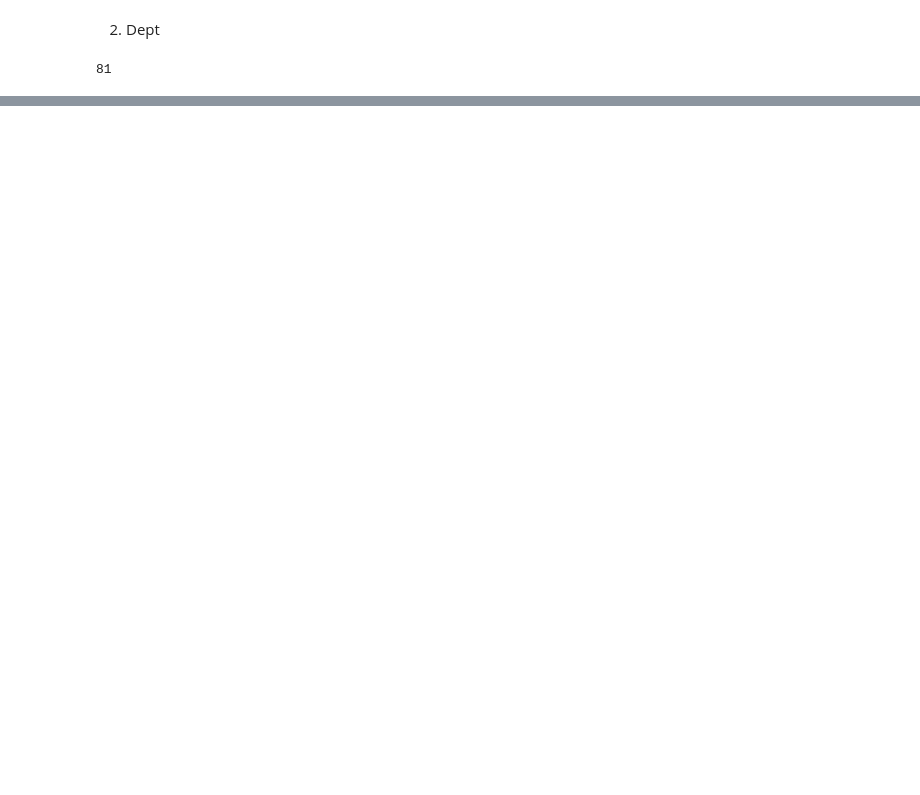
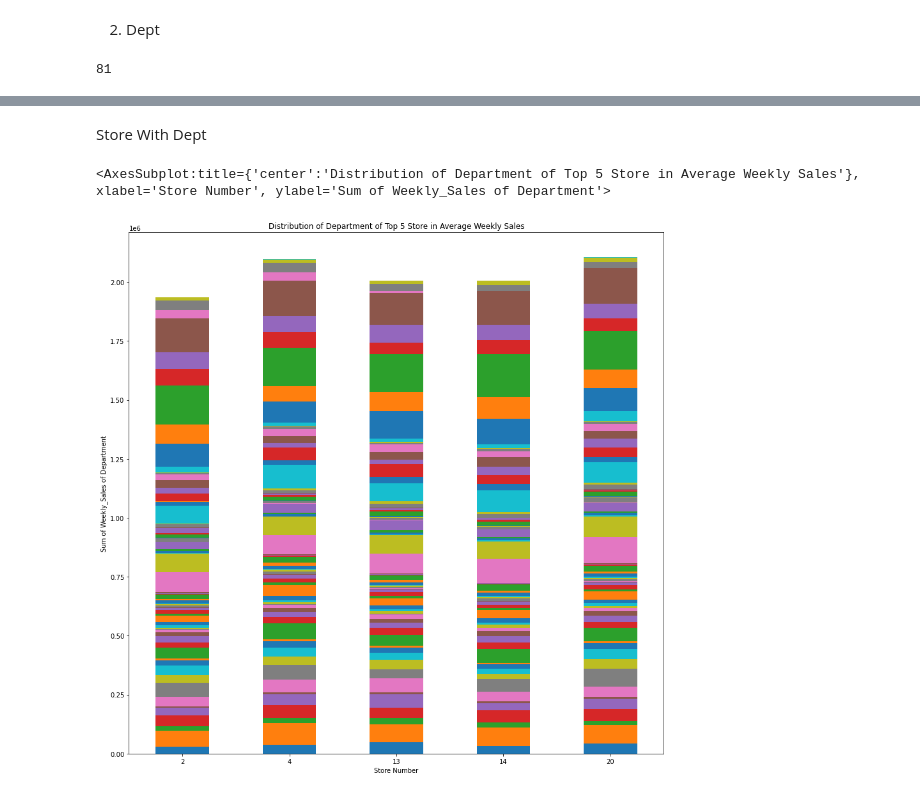
Before and after one commit to tmxkqotnl/project_mini_machine_learning_team_two, a Jupyter notebook: main.ipynb, the cells around one changed output, grey strips where cells are left out. Saved outputs shown, nothing was run; the diff lists cells and outputs as text; code cells hidden in the pictures; blank space fills up the shorter version.

```diff
--- a/main.ipynb
+++ b/main.ipynb
@@ -369,0 +434,19 @@ NameError: name 'df_numeric' is not defined
+# %% [markdown]
+Store With Dept
+# %%
+# department distribution in top 5 store for average weekly sales
+
+top_5_store = df_store_sale.head(5)['Store'].tolist()
+df_s_d_pivot = df_numeric[df_numeric['Store'].isin(top_5_store)][['Store','Dept','Weekly_Sales']].groupby(['Store','Dept']).mean().reset_index().pivot(columns='Dept',index='Store')
+
+fig,ax = plt.subplots(1,1,figsize=(15,15))
+fig.set_facecolor('white')
+
+df_s_d_pivot.plot(kind='bar',stacked=True,legend=False,rot=0,
+                  title='Distribution of Department of Top 5 Store in Average Weekly Sales',
+                  ax=ax,
+                  xlabel='Store Number',
+                  ylabel='Sum of Weekly_Sales of Department')
+# %% [output]
+<AxesSubplot:title={'center':'Distribution of Department of Top 5 Store in Average Weekly Sales'}, xlabel='Store Number', ylabel='Sum of Weekly_Sales of Department'>
+[figure, added]
```
Also changed, not shown: parts of 15 cells of this notebook.
